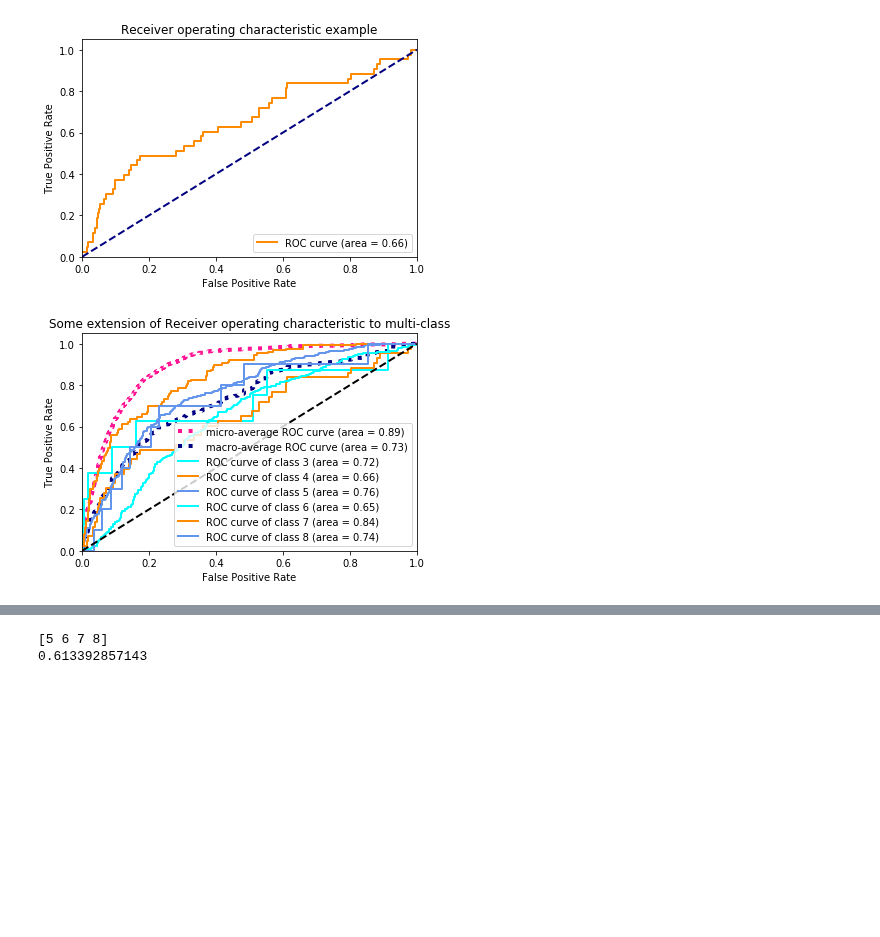
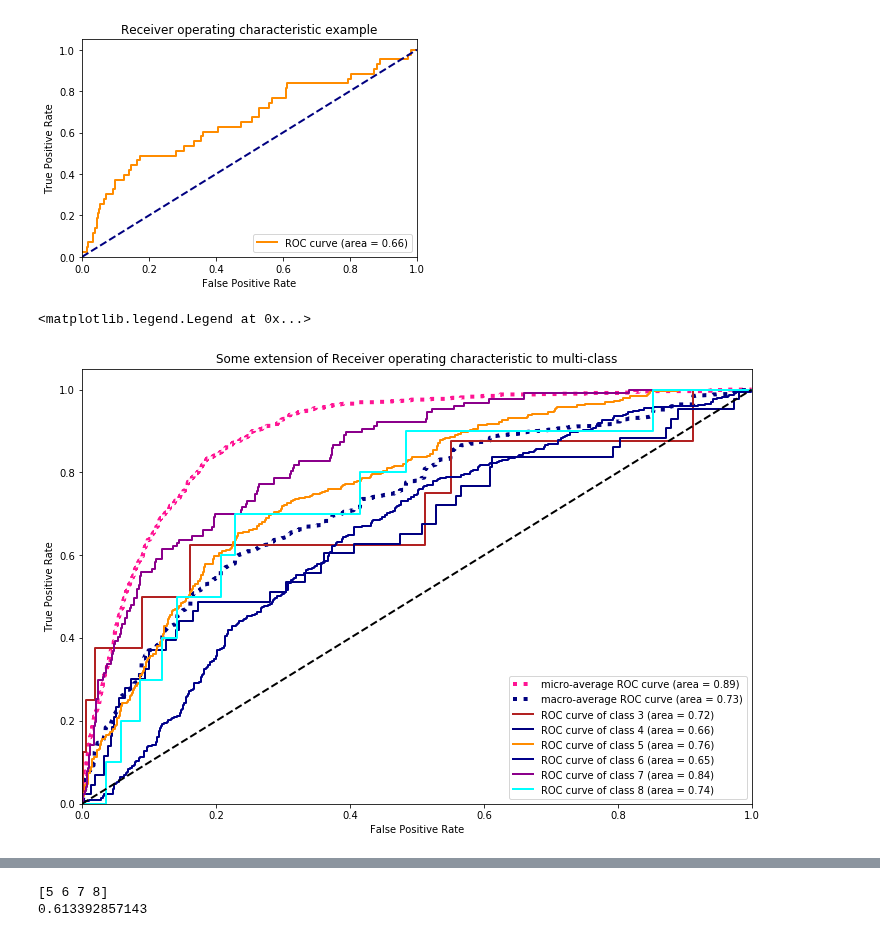
Before and after one commit to cneiderer/Class_Projects, a Jupyter notebook: Project3/Project3.ipynb, the cells around one changed output, grey strips where cells are left out. Drawn from its saved outputs; the diff is of its cells as text; code cells hidden in the pictures; blank space fills up the shorter version.

```diff
--- a/Project3/Project3.ipynb
+++ b/Project3/Project3.ipynb
@@ -205,44 +208,45 @@ all_fpr = np.unique(np.concatenate([fpr[i] for i in range(n_classes)]))
 
 # Then interpolate all ROC curves at this points
 mean_tpr = np.zeros_like(all_fpr)
 for i in range(n_classes):
     mean_tpr += interp(all_fpr, fpr[i], tpr[i])
 
 # Finally average it and compute AUC
 mean_tpr /= n_classes
 
 fpr["macro"] = all_fpr
 tpr["macro"] = mean_tpr
 roc_auc["macro"] = auc(fpr["macro"], tpr["macro"])
 
 # Plot all ROC curves
-plt.figure()
+fig, ax = plt.subplots(figsize=(12, 8))
 plt.plot(fpr["micro"], tpr["micro"],
          label='micro-average ROC curve (area = {0:0.2f})'
                ''.format(roc_auc["micro"]),
          color='deeppink', linestyle=':', linewidth=4)
 
 plt.plot(fpr["macro"], tpr["macro"],
          label='macro-average ROC curve (area = {0:0.2f})'
                ''.format(roc_auc["macro"]),
          color='navy', linestyle=':', linewidth=4)
 
-colors = cycle(['aqua', 'darkorange', 'cornflowerblue'])
+colors = cycle(['firebrick', 'navy', 'darkorange', 'darkblue', 'darkmagenta', 'aqua'])
 for i, color in zip(range(n_classes), colors):
     plt.plot(fpr[i], tpr[i], color=color, lw=lw,
              label='ROC curve of class {0} (area = {1:0.2f})'
              ''.format(classes[i], roc_auc[i]))
 
-plt.plot([0, 1], [0, 1], 'k--', lw=lw)
-plt.xlim([0.0, 1.0])
-plt.ylim([0.0, 1.05])
-plt.xlabel('False Positive Rate')
-plt.ylabel('True Positive Rate')
-plt.title('Some extension of Receiver operating characteristic to multi-class')
-plt.legend(loc="lower right")
-plt.show()
+
+ax.plot([0, 1], [0, 1], 'k--', lw=lw)
+ax.set_xlim([0.0, 1.0])
+ax.set_ylim([0.0, 1.05])
+ax.set_xlabel('False Positive Rate')
+ax.set_ylabel('True Positive Rate')
+ax.set_title('Some extension of Receiver operating characteristic to multi-class')
+ax.legend(loc="lower right")
 # %% [output]
+<matplotlib.legend.Legend at 0x...>
-[figure, old version]
+[figure, new version]
 # %%
 # Micro average confusion matrix
 metrics.confusion_matrix(y_test.ravel(), classifier.predict(X_test).ravel())
```
Also changed, not shown: parts of 12 cells of this notebook, 1 other file.
